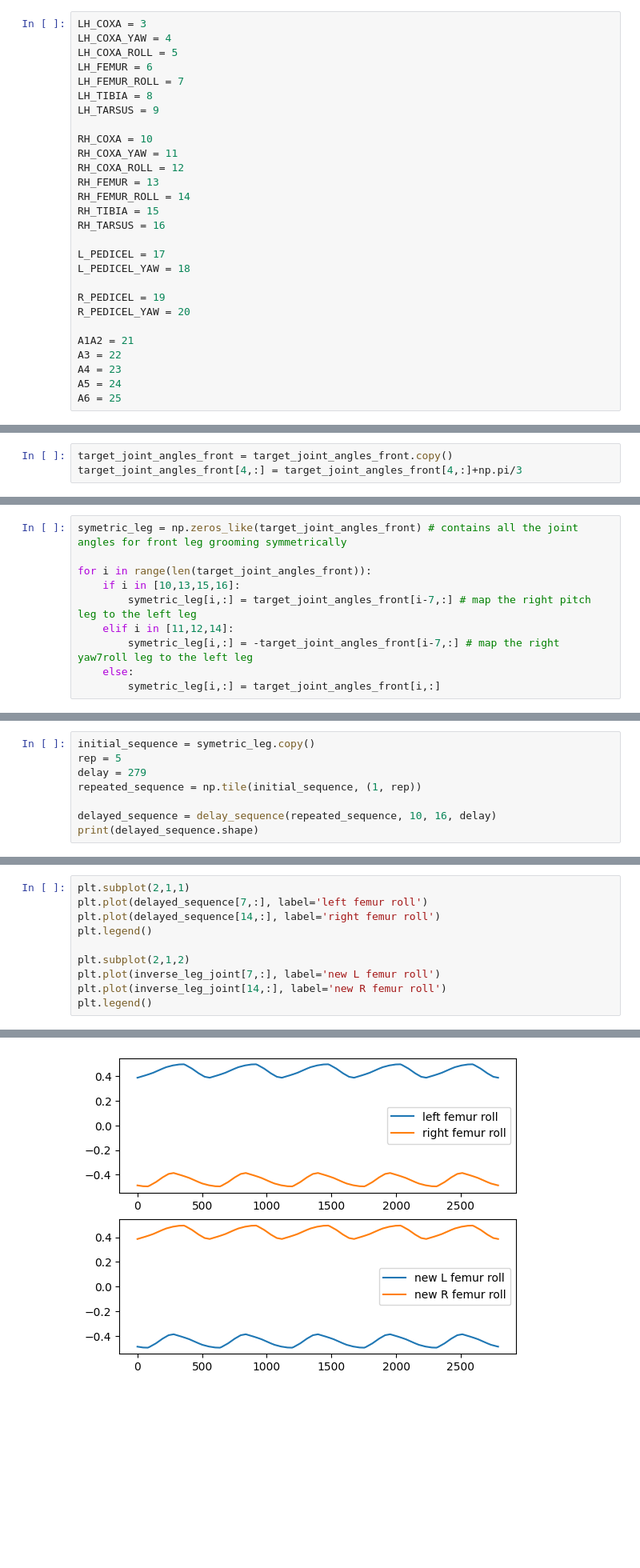
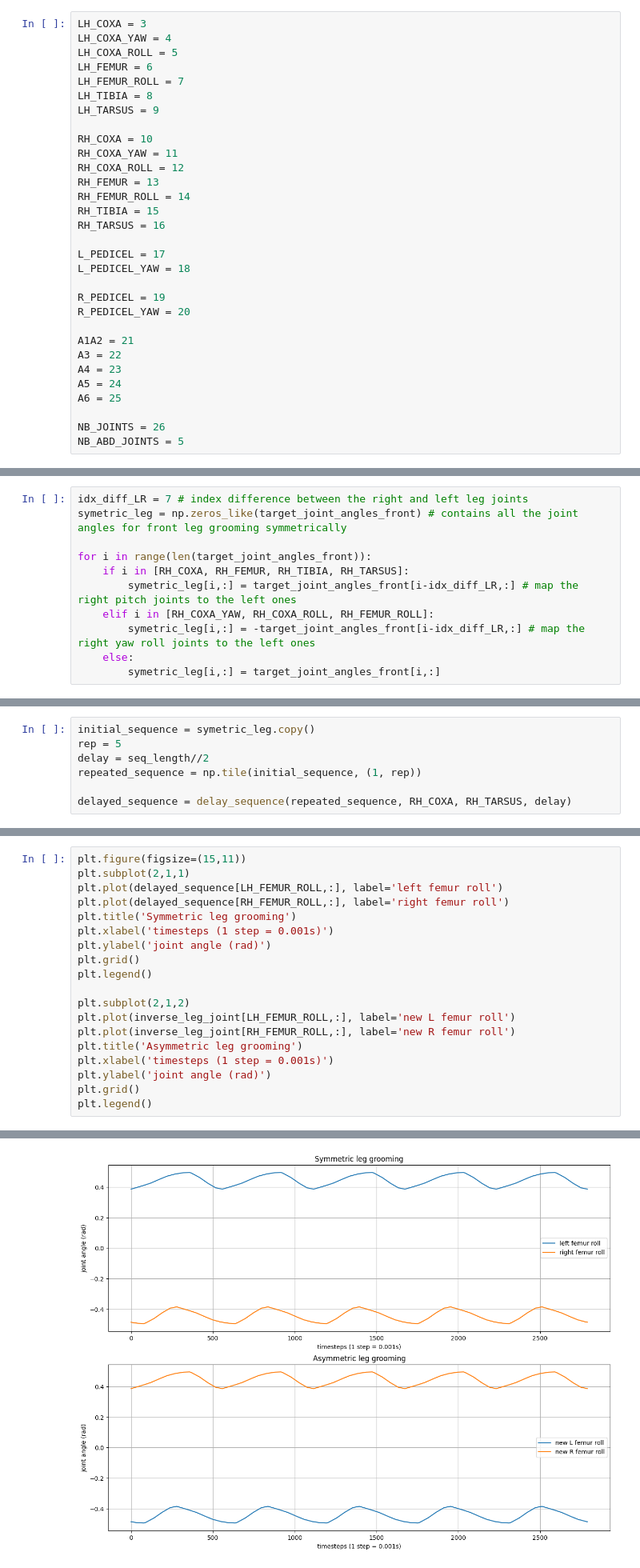
Before and after one commit to NathanMULLER/Project_Mouche, a Jupyter notebook: hindleg_groom.ipynb, the cells around one changed output, grey strips where cells are left out. Shown: that part at 80% size. Cells and saved outputs as stored; diff of their text form; blank space fills up the shorter version.

Commit message:
clean code (en partie) + hindleg groom

```diff
--- a/hindleg_groom.ipynb
+++ b/hindleg_groom.ipynb
@@ -62,6 +39,9 @@ A3 = 22
 A4 = 23
 A5 = 24
 A6 = 25
+
+NB_JOINTS = 26
+NB_ABD_JOINTS = 5
 # %% [markdown]
 ##### Load the grooming data
 # %%
@@ -136,3 +101,0 @@ plt.plot(target_joint_angles_front[4,:])
-# %%
-target_joint_angles_front = target_joint_angles_front.copy()
-target_joint_angles_front[4,:] = target_joint_angles_front[4,:]+np.pi/3
@@ -139,13 +106,14 @@ target_joint_angles_front[4,:] = target_joint_angles_front[4,:]+np.pi/3
 # %% [markdown]
 #### Get symetrical movement
 # %%
+idx_diff_LR = 7 # index difference between the right and left leg joints
 symetric_leg = np.zeros_like(target_joint_angles_front) # contains all the joint angles for front leg grooming symmetrically
 
 for i in range(len(target_joint_angles_front)):
-    if i in [10,13,15,16]:
-        symetric_leg[i,:] = target_joint_angles_front[i-7,:] # map the right pitch leg to the left leg
-    elif i in [11,12,14]:
-        symetric_leg[i,:] = -target_joint_angles_front[i-7,:] # map the right yaw7roll leg to the left leg
+    if i in [RH_COXA, RH_FEMUR, RH_TIBIA, RH_TARSUS]:
+        symetric_leg[i,:] = target_joint_angles_front[i-idx_diff_LR,:] # map the right pitch joints to the left ones
+    elif i in [RH_COXA_YAW, RH_COXA_ROLL, RH_FEMUR_ROLL]:
+        symetric_leg[i,:] = -target_joint_angles_front[i-idx_diff_LR,:] # map the right yaw roll joints to the left ones
     else:
         symetric_leg[i,:] = target_joint_angles_front[i,:]
 # %% [markdown]
@@ -167,8 +134,7 @@ def delay_sequence(seq, start_row, end_row, delay):
 # %%
 initial_sequence = symetric_leg.copy()
 rep = 5
-delay = 279
+delay = seq_length//2
 repeated_sequence = np.tile(initial_sequence, (1, rep))
 
-delayed_sequence = delay_sequence(repeated_sequence, 10, 16, delay)
-print(delayed_sequence.shape)
+delayed_sequence = delay_sequence(repeated_sequence, RH_COXA, RH_TARSUS, delay)
@@ -293,16 +254,25 @@ inverse_leg_joint[3:10,:], inverse_leg_joint[10:17,:] = inverse_leg_joint[10:17,
 # %%
+plt.figure(figsize=(15,11))
 plt.subplot(2,1,1)
-plt.plot(delayed_sequence[7,:], label='left femur roll')
-plt.plot(delayed_sequence[14,:], label='right femur roll')
+plt.plot(delayed_sequence[LH_FEMUR_ROLL,:], label='left femur roll')
+plt.plot(delayed_sequence[RH_FEMUR_ROLL,:], label='right femur roll')
+plt.title('Symmetric leg grooming')
+plt.xlabel('timesteps (1 step = 0.001s)')
+plt.ylabel('joint angle (rad)')
+plt.grid()
 plt.legend()
 
 plt.subplot(2,1,2)
-plt.plot(inverse_leg_joint[7,:], label='new L femur roll')
-plt.plot(inverse_leg_joint[14,:], label='new R femur roll')
+plt.plot(inverse_leg_joint[LH_FEMUR_ROLL,:], label='new L femur roll')
+plt.plot(inverse_leg_joint[RH_FEMUR_ROLL,:], label='new R femur roll')
+plt.title('Asymmetric leg grooming')
+plt.xlabel('timesteps (1 step = 0.001s)')
+plt.ylabel('joint angle (rad)')
+plt.grid()
 plt.legend()
 # %% [output]
 <matplotlib.legend.Legend at 0x...>
-[figure, old version]
+[figure, new version]
 # %% [markdown]
 #### Try front leg groom sym and inverse leg (left and right)
 # %%
```
Also changed, not shown: parts of 28 cells of this notebook, 12 other files.
